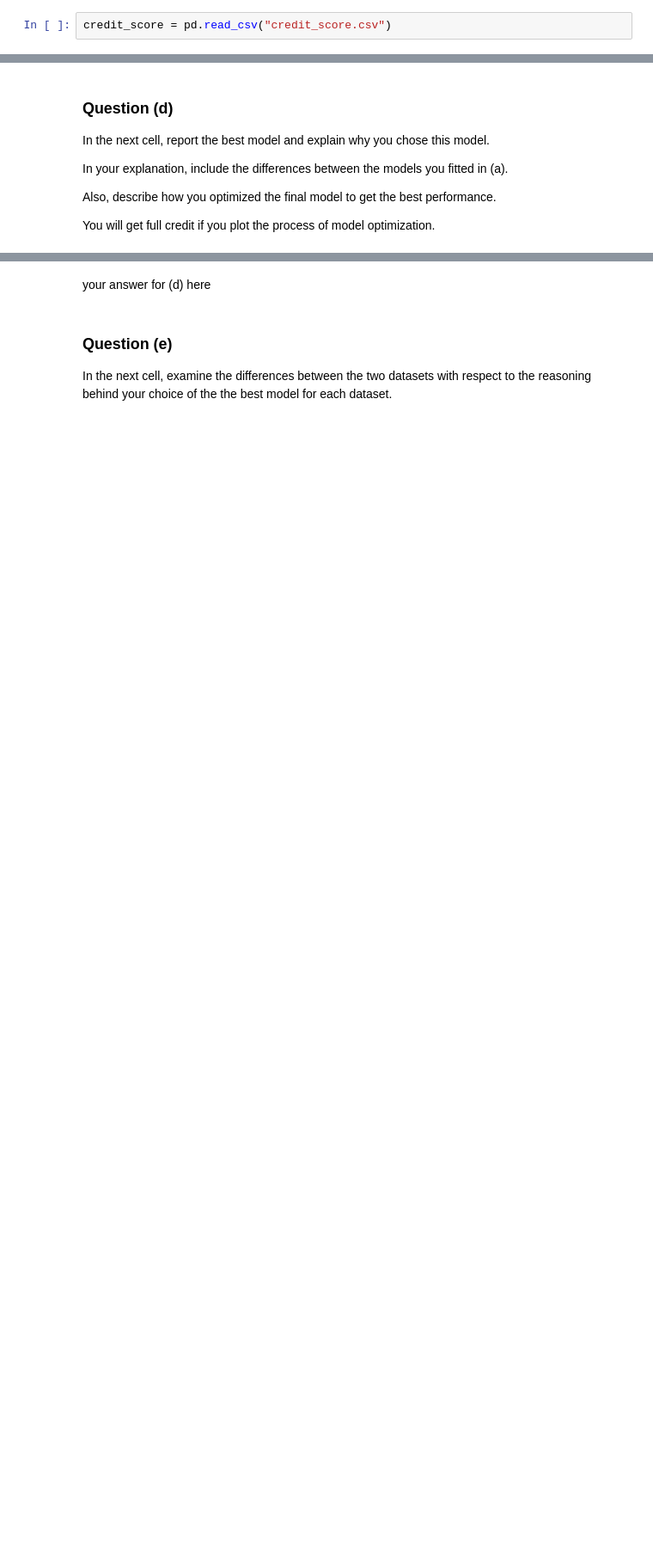
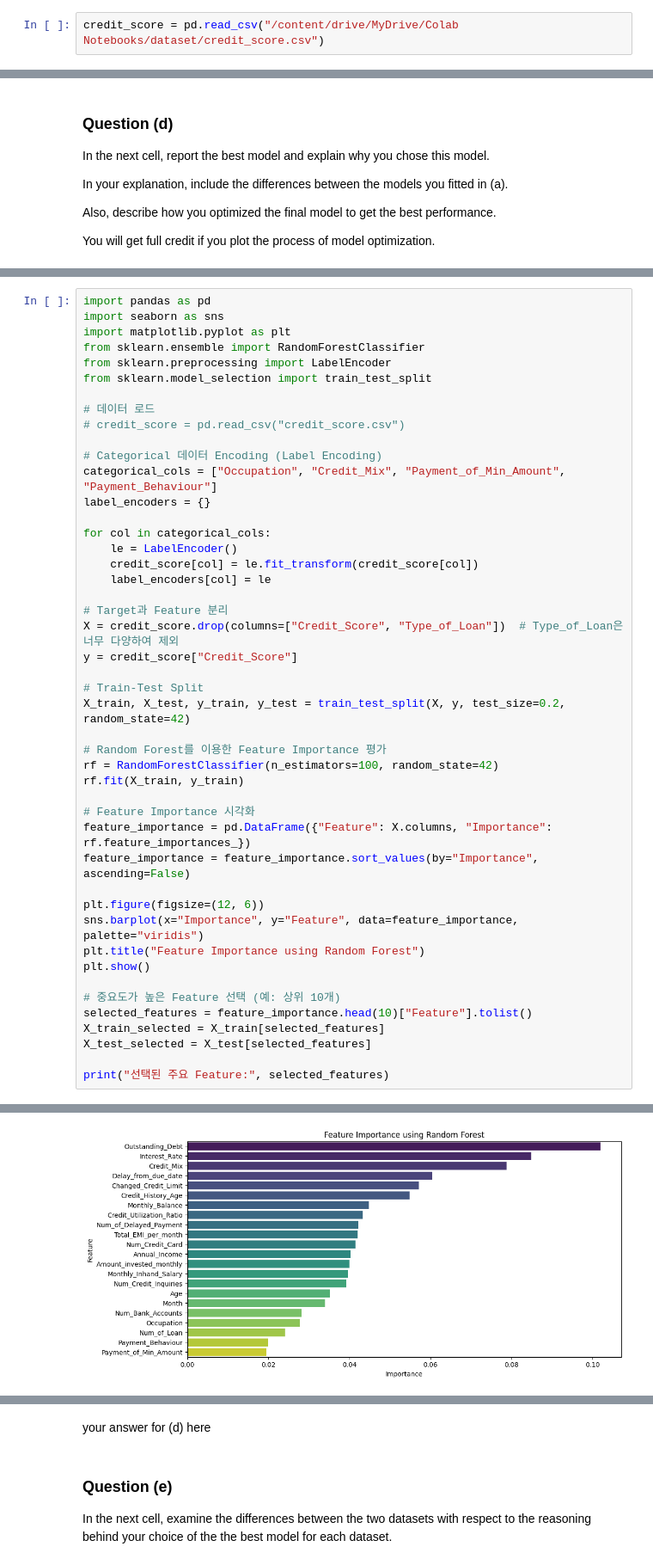
Before and after one commit to minseo08/MLDL, a Jupyter notebook: HW2/hw2_classification.ipynb, the cells around one changed output, grey strips where cells are left out. Shown: that part at 86% size. Drawn from its saved outputs; the diff is of its cells as text; blank space fills up the shorter version.

```diff
--- a/HW2/hw2_classification.ipynb
+++ b/HW2/hw2_classification.ipynb
@@ -69,7 +335,7 @@ your answer for (b) here
 # %% [markdown]
 ## 2. Credit Score Classification
 # %%
-credit_score = pd.read_csv("credit_score.csv")
+credit_score = pd.read_csv("/content/drive/MyDrive/Colab Notebooks/dataset/credit_score.csv")
 # %%
 len(credit_score)
 # %% [output]
@@ -109,0 +486,47 @@ You will get full credit if you plot the process of model optimization.
+# %%
+import pandas as pd
+import seaborn as sns
+import matplotlib.pyplot as plt
+from sklearn.ensemble import RandomForestClassifier
+from sklearn.preprocessing import LabelEncoder
+from sklearn.model_selection import train_test_split
+
+# 데이터 로드
+# credit_score = pd.read_csv("credit_score.csv")
+
+# Categorical 데이터 Encoding (Label Encoding)
+categorical_cols = ["Occupation", "Credit_Mix", "Payment_of_Min_Amount", "Payment_Behaviour"]
+label_encoders = {}
+
+for col in categorical_cols:
+    le = LabelEncoder()
+    credit_score[col] = le.fit_transform(credit_score[col])
+    label_encoders[col] = le
+
+# Target과 Feature 분리
+X = credit_score.drop(columns=["Credit_Score", "Type_of_Loan"])  # Type_of_Loan은 너무 다양하여 제외
+y = credit_score["Credit_Score"]
+
+# Train-Test Split
+X_train, X_test, y_train, y_test = train_test_split(X, y, test_size=0.2, random_state=42)
+
+# Random Forest를 이용한 Feature Importance 평가
+rf = RandomForestClassifier(n_estimators=100, random_state=42)
+rf.fit(X_train, y_train)
+
+# Feature Importance 시각화
+feature_importance = pd.DataFrame({"Feature": X.columns, "Importance": rf.feature_importances_})
+feature_importance = feature_importance.sort_values(by="Importance", ascending=False)
+
+plt.figure(figsize=(12, 6))
+sns.barplot(x="Importance", y="Feature", data=feature_importance, palette="viridis")
+plt.title("Feature Importance using Random Forest")
+plt.show()
+
+# 중요도가 높은 Feature 선택 (예: 상위 10개)
+selected_features = feature_importance.head(10)["Feature"].tolist()
+X_train_selected = X_train[selected_features]
+X_test_selected = X_test[selected_features]
+
+print("선택된 주요 Feature:", selected_features)
+# %% [output]
@@ -109,0 +536 @@ You will get full credit if you plot the process of model optimization.
+[figure, added]
```
Also changed, not shown: parts of 17 cells of this notebook.
